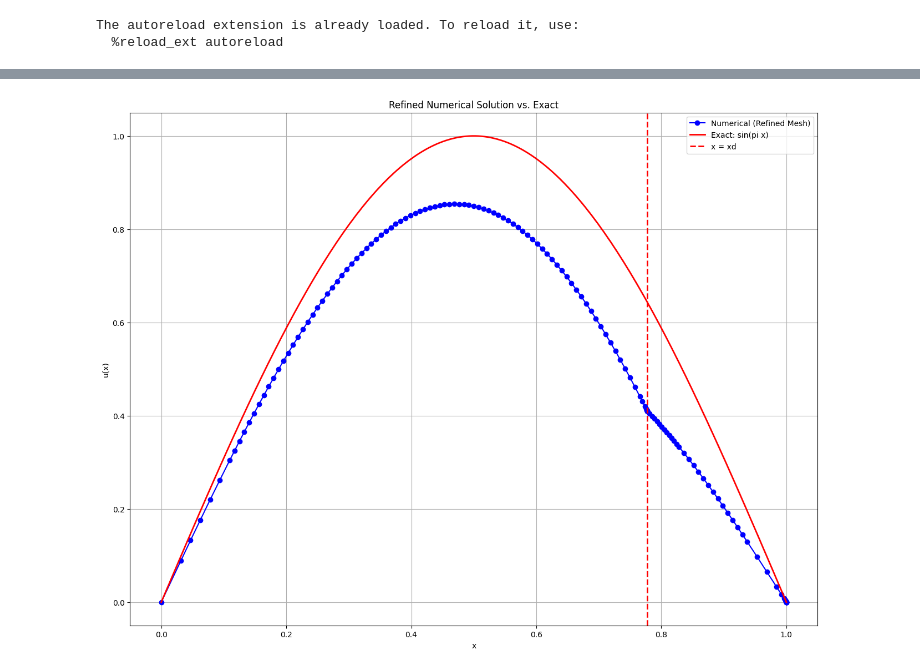
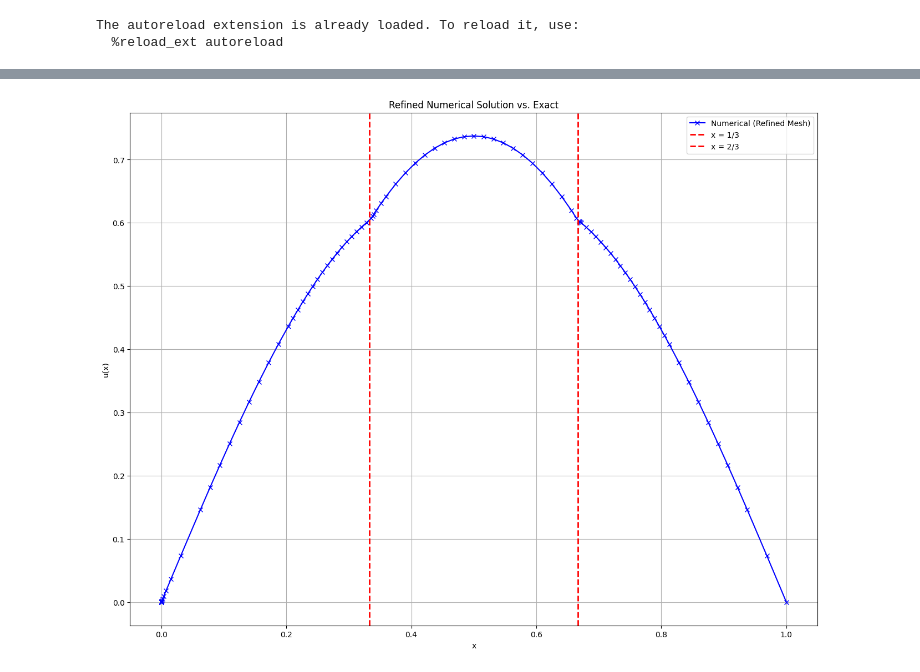
Before and after one commit to weiyuanoh/FYP, a Jupyter notebook: problem 4 test 3.ipynb, the cells around one changed output, grey strips where cells are left out. Cells and saved outputs as stored; diff of their text form; code cells hidden in the pictures.

Commit message:
address for multiple points of discontinuity or none.

```diff
--- a/problem 4 test 3.ipynb
+++ b/problem 4 test 3.ipynb
@@ -141,7 +160,7 @@ def S0_ji(func, mesh):
                 def integrand_left(x):
                     # dphi_j/dx on [mesh[j-1], mesh[j]]:
                     return func(x) * (dphi_i_on_element(j, j-1, mesh))**2
-                diag_val += piecewise_GL(integrand_left, x_left, x_right)
+                diag_val += piecewise_GL(integrand_left, x_left, x_right, [1/3, 2/3])
 
             # Contribution from the right subinterval [mesh[j], mesh[j+1]]
             if j < N-1:
@@ -151,7 +170,7 @@ def S0_ji(func, mesh):
                 def integrand_right(x):
                     # dphi_j/dx on [mesh[j], mesh[j+1]]:
                     return func(x) * (dphi_i_on_element(j, j, mesh))**2
-                diag_val += piecewise_GL(integrand_right, x_left, x_right)
+                diag_val += piecewise_GL(integrand_right, x_left, x_right, [1/3, 2/3])
 
             S0_mat[j, j] = diag_val
 
@@ -163,7 +182,7 @@ def S0_ji(func, mesh):
             # For node j-1 on the element, phi_{j-1} is the left (decreasing) part,
             # and for node j, phi_j is the right (increasing) part.
             return func(x) * dphi_i_on_element(j-1, j-1, mesh) * dphi_i_on_element(j, j-1, mesh)
-        val = piecewise_GL(integrand_off, x_left, x_right)
+        val = piecewise_GL(integrand_off, x_left, x_right, [1/3, 2/3])
         S0_mat[j, j-1] = val
         S0_mat[j-1, j] = val  # Exploiting symmetry
 
@@ -203,7 +222,7 @@ def build_force_vector(f, mesh, n2=5):
             x_right = mesh[i]
             def integrand_left(x):
                 return f(x) * phi_i(i, x, mesh)
-            total += piecewise_GL(integrand_left, x_left, x_right)
+            total += piecewise_GL(integrand_left, x_left, x_right, [1/3, 2/3])
 
         # Right subinterval (if it exists)
         if i < num_nodes - 1:
@@ -211,7 +230,7 @@ def build_force_vector(f, mesh, n2=5):
             x_right = mesh[i+1]
             def integrand_right(x):
                 return f(x) * phi_i(i, x, mesh)
-            total += piecewise_GL(integrand_right, x_left, x_right)
+            total += piecewise_GL(integrand_right, x_left, x_right, [1/3, 2/3])
 
         F[i, 0] = total
 
@@ -354,8 +373,8 @@ def r(x, mesh, uh):
     # The interior PDE says r(x) = f(x) + slope*a'(x). But a'(x)=0 almost everywhere,
     # so r(x) is just f(x).
     x = np.asarray(x)
-    return np.where(x < xd, np.pi**2 * np.sin(np.pi*x),
-                    2*np.pi**2 * np.sin(np.pi*x))
+    # f(x) = a0(x)*pi^2*sin(pi*x)
+    return a0(x) * np.pi**2 * np.sin(np.pi * x)
 
 def element_residual_l2(mesh, e):
     """
@@ -371,7 +390,7 @@ def element_residual_l2(mesh, e):
         return r(x_val, None, None)**2
 
     # Use your piecewise_GL routine to integrate the squared residual over [a, b].
-    r_sq = piecewise_GL(interior_integrand, x_left=a, x_right=b)
+    r_sq = piecewise_GL(interior_integrand, x_left=a, x_right=b, discont_points=[1/3, 2/3])
     return r_sq
 
 
@@ -428,7 +447,7 @@ def sum_of_error(i, mesh, nodal):
     x_right_element_i = mesh[i+1]
     h = x_right_element_i - x_left_element_i
     residual_sq = element_residual_l2(mesh, i)
-    boundary_sq = flux_jump(mesh, nodal, i+1, a0) **2
+    boundary_sq = flux_jump(mesh, nodal, i, a0) **2
     return h ** 2 * residual_sq + h * boundary_sq
 
 def sum_of_error_list(mesh, nodal):
@@ -529,7 +548,7 @@ import numpy as np
 import matplotlib.pyplot as plt
 
 
-mesh, c_sol, enorm_history = refinement_loop(epsilon=0.0001)
+mesh, c_sol, enorm_history = refinement_loop(epsilon=0.001)
 
 
 nodal = assemble_nodal_values(c_sol)
@@ -552,21 +571,22 @@ plt.figure(figsize=(16,12))
 plt.plot(
     x_nodal,
     u_nodal,
-    marker='o',
+    marker='x',
     linestyle='-',
     color='blue',
     label='Numerical (Refined Mesh)'
 )
 
-# 2) Plot the exact solution as a smooth curve
-plt.plot(
-    x_fine,
-    u_exact,
-    color='red',
-    linewidth=2,
-    label='Exact: sin(pi x)'
-)
-plt.axvline(x=xd, color='r', linestyle='--', linewidth=2, label="x = xd")
+# # 2) Plot the exact solution as a smooth curve
+# plt.plot(
+#     x_fine,
+#     u_exact,
+#     color='red',
+#     linewidth=2,
+#     label='Exact: sin(pi x)'
+# )
+plt.axvline(x=1/3, color='r', linestyle='--', linewidth=2, label="x = 1/3")
+plt.axvline(x=2/3, color='r', linestyle='--', linewidth=2, label="x = 2/3")
 plt.xlabel('x')
 plt.ylabel('u(x)')
 plt.title('Refined Numerical Solution vs. Exact')
@@ -594 +611 @@ Refined mesh: [0.0, 0.03125, 0.046875, 0.0625, 0.078125, 0.09375, 0.109375, 0.11
-[figure, old version]
+[figure, new version]
```
Also changed, not shown: parts of 5 cells of this notebook.
